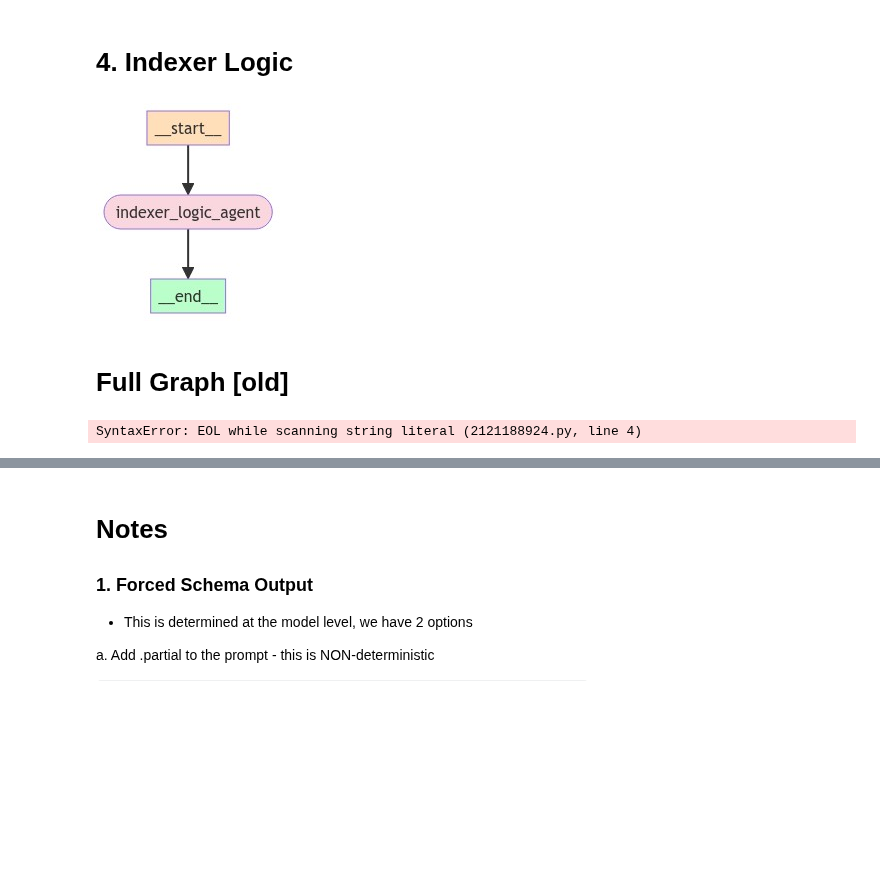
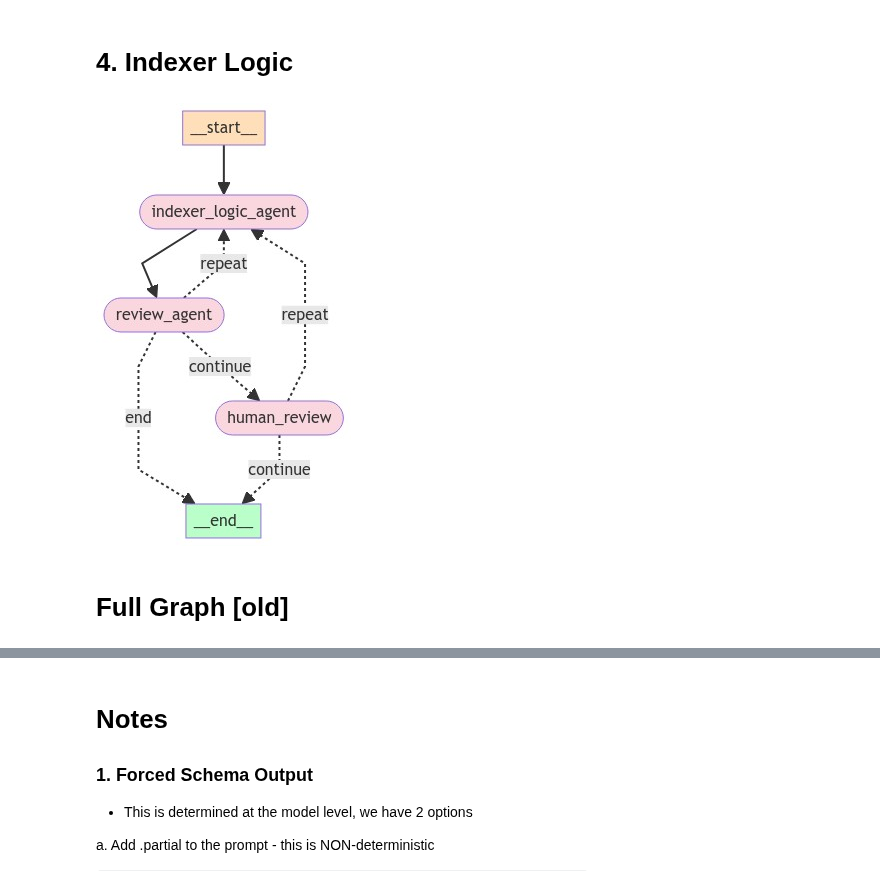
Before and after one commit to near/indexer-agent, a Jupyter notebook: SP_Agent_v1.ipynb, the cells around one changed output, grey strips where cells are left out. Cells and saved outputs as stored; diff of their text form; code cells hidden in the pictures; blank space fills up the shorter version.

Commit message:
Improved code review reflection, updated to GPT-4o, and included specific examples for reflection

```diff
--- a/SP_Agent_v1.ipynb
+++ b/SP_Agent_v1.ipynb
@@ -514,46 +516,56 @@ CREATE TABLE IF NOT EXISTS block_data (
 # %%
 from agents.IndexerLogicAgent import indexer_logic_agent_model,IndexerLogicAgent
 
 ## Create IndexerLogic Graph
 from langgraph.graph import END, StateGraph
 
 indexer_logic_agent_model = indexer_logic_agent_model()
 indexer_logic_agent = IndexerLogicAgent(indexer_logic_agent_model)
 
 # Conditional Logic
 def indexer_logic_agent_router(state):
     iterations = state.iterations
     if iterations > 3:
         return "end"
     else:
         return "reflect"
 
 # Generate Graph
 workflow = StateGraph(GraphState)
 
 ## Define the Agent nodes
-workflow.add_node("indexer_logic_agent", indexer_logic_agent.call_model)  # Plan the process
-# workflow.add_node("reflect_indexer_logic", indexer_logic_agent.reflection)  # Plan the process
+workflow.add_node("indexer_logic_agent", indexer_logic_agent.call_model)
+workflow.add_node("review_agent", review_agent.call_model)
+workflow.add_node("human_review", review_agent.human_review)
 
 ## Add Edges
 workflow.set_entry_point("indexer_logic_agent")
-# workflow.add_edge("reflect_indexer_logic","indexer_logic_agent")
-workflow.add_edge("indexer_logic_agent",END)
+workflow.add_edge("indexer_logic_agent", "review_agent")
 
-# workflow.add_conditional_edges(
-#     "indexer_logic_agent",
-#     indexer_logic_agent_router,
-#     {
-#         "reflect":"reflect_indexer_logic",
-#         "end": END,
-#     }
-# )
+# Review code
+workflow.add_conditional_edges(
+    "review_agent",
+    code_review_router,
+    {
+        "continue":"human_review",
+        "repeat": "indexer_logic_agent",
+        "end": END
+    }
+)
+workflow.add_conditional_edges(
+    "human_review",
+    human_review_router,
+    {
+        "continue": END,
+        "repeat": "indexer_logic_agent",
+    }
+)
 
 
 il_app = workflow.compile()
 display(Image(il_app.get_graph(xray=True).draw_mermaid_png()))
 # %% [output]
-[figure, old version]
+[figure, new version]
 # %%
 # from langchain_core.messages import HumanMessage
 
@@ -582,7 +594,7 @@ display(Image(il_app.get_graph(xray=True).draw_mermaid_png()))
 # Conditional Edge logic
 def should_block_schema_continue(state):
     last_message = state.messages[-1]
-    messages = state.messages"]
+    messages = state.messages
     if hasattr(last_message, 'additional_kwargs'):
         if "tool_calls" in last_message.additional_kwargs:
             return "continue"
@@ -603,8 +615,6 @@ def block_schema_review_continue(state):
         return "repeat"
     else:
         return "end"
-# %% [output]
-SyntaxError: EOL while scanning string literal (2121188924.py, line 4)
 # %%
 ## Create Final Graph (will move this to another file ultimately)
 from langgraph.graph import END, StateGraph
```
Also changed, not shown: parts of 7 cells of this notebook, 16 other files.
